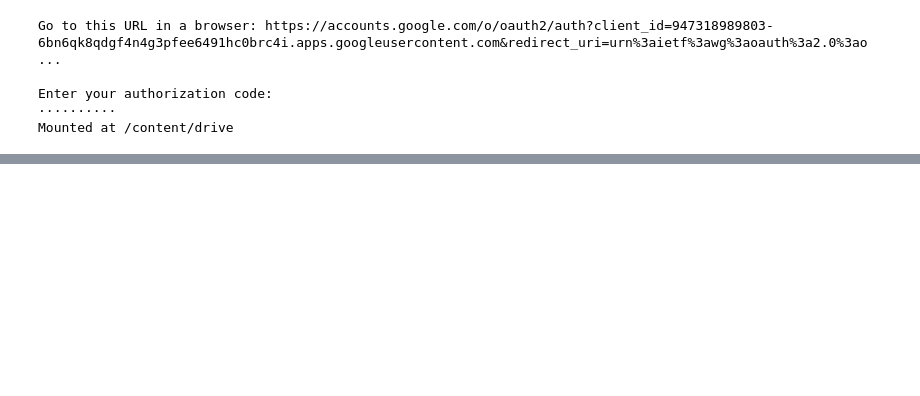
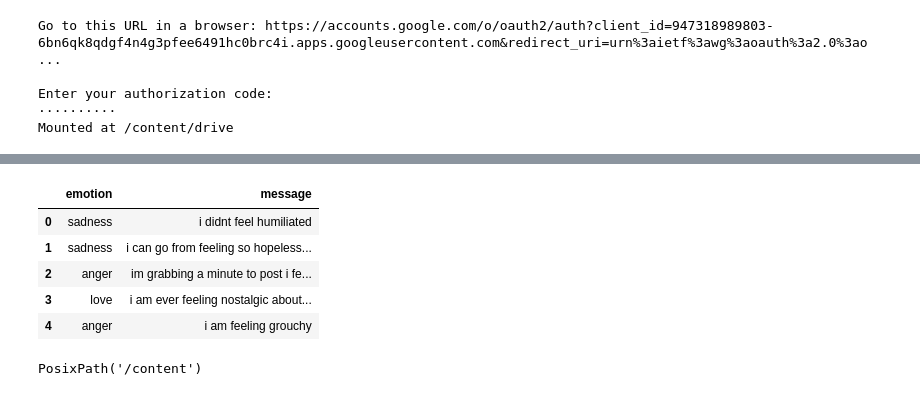
Before and after one commit to Achilles107/emotion-recognition, a Jupyter notebook: emotion_detection.ipynb, the cells around one changed output, grey strips where cells are left out. Cells and saved outputs as stored; diff of their text form; code cells hidden in the pictures; blank space fills up the shorter version.

```diff
--- a/emotion_detection.ipynb
+++ b/emotion_detection.ipynb
@@ -20,0 +25,10 @@ set(labels)
+# %%
+cols=['message', 'emotion']
+# %%
+train = pd.read_csv('/content/train.txt', sep=';', names=cols)
+# %%
+val = pd.read_csv('/content/val.txt', sep=';', names=cols)
+# %%
+train = train[['emotion', 'message']]
+val = val[['emotion', 'message']]
+train.head(), val.head()
@@ -20,0 +48,15 @@ set(labels)
+# %%
+train_lm = pd.concat([train, val], ignore_index=True)
+train_lm.head()
+# %% [output]
+|  | emotion | message |
+| 0 | sadness | i didnt feel humiliated |
+| 1 | sadness | i can go from feeling so hopeless... |
+| 2 | anger | im grabbing a minute to post i fe... |
+| 3 | love | i am ever feeling nostalgic about... |
+| 4 | anger | i am feeling grouchy |
+# %%
+path = Path('/content/')
+path
+# %% [output]
+PosixPath('/content')
```
Also changed, not shown: parts of 20 cells of this notebook.
